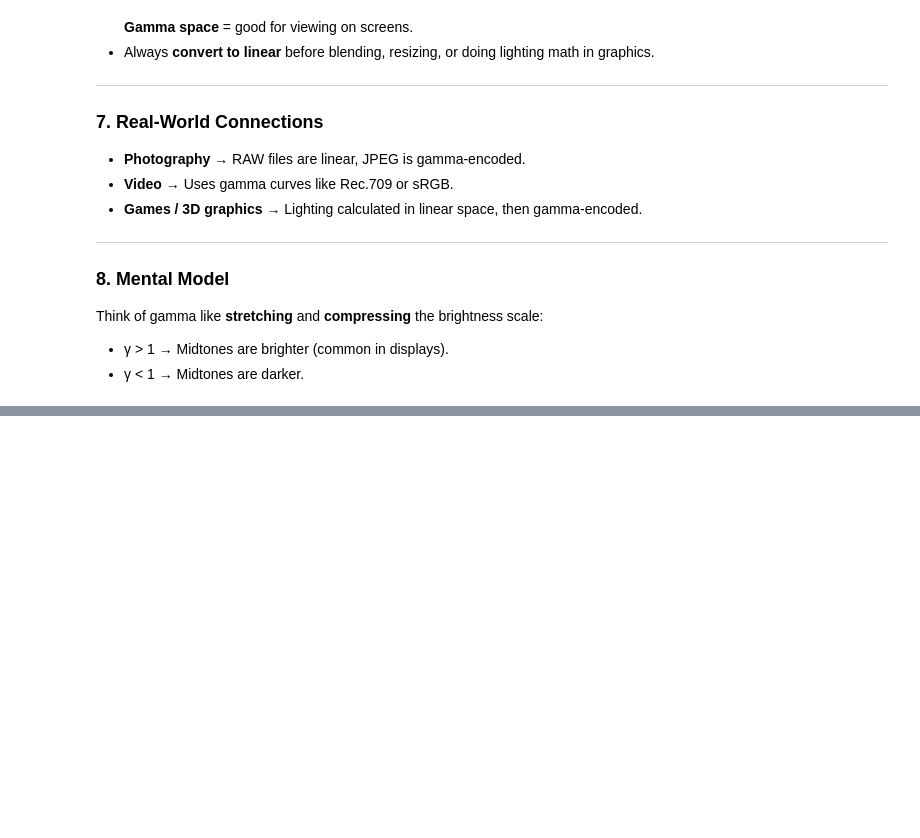
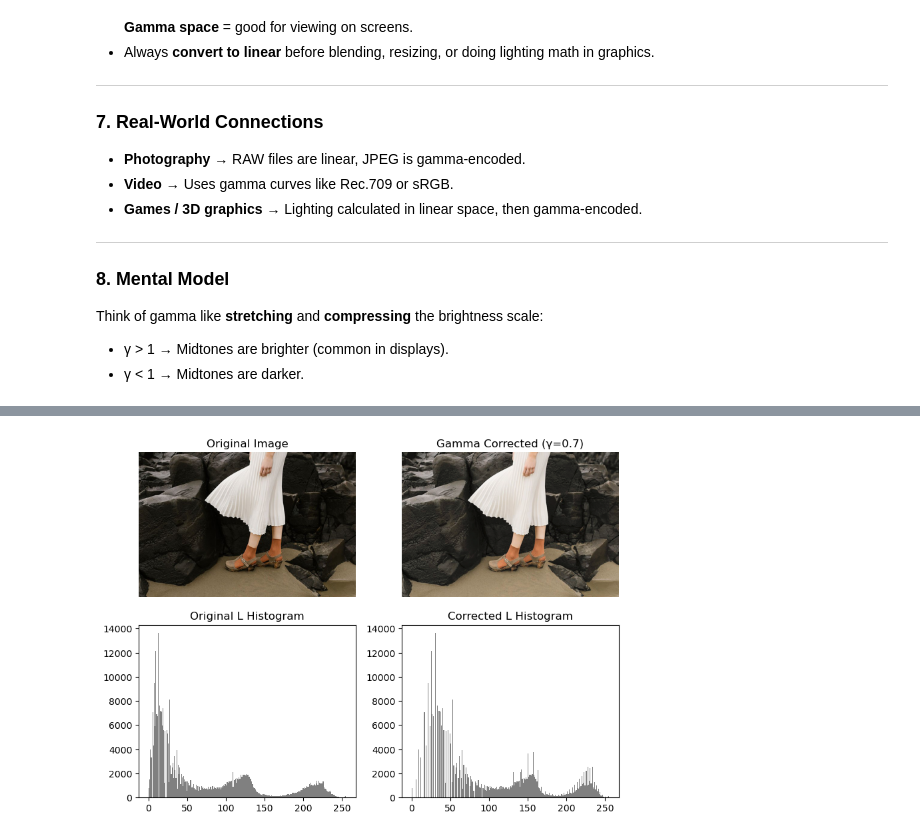
Before and after one commit to samitha278/EN3160-IPCV, a Jupyter notebook: EN3160 Assignment 1.ipynb, the cells around one changed output, grey strips where cells are left out. Saved outputs shown, nothing was run; the diff lists cells and outputs as text; code cells hidden in the pictures; blank space fills up the shorter version.

```diff
--- a/EN3160 Assignment 1.ipynb
+++ b/EN3160 Assignment 1.ipynb
@@ -327,0 +371,39 @@ Think of gamma like **stretching** and **compressing** the brightness scale:
+# %%
+#gamma correction
+L_f = L * (100/255)
+gamma = 0.7
+L_g = ((L_f/100) ** gamma) *100
+
+L_corrected = np.clip(np.round(L_g * (255/100)),0,255).astype(np.uint8)
+
+lab_corrected = cv.merge([L_corrected,a,b])
+im_corrected = cv.cvtColor(lab_corrected,cv.COLOR_LAB2RGB)
+# %%
+fig, axes = plt.subplots(2, 3, figsize=(12, 6))
+
+# Original Image
+axes[0, 0].imshow(im_rgb)
+axes[0, 0].set_title("Original Image")
+axes[0, 0].axis("off")
+
+# Corrected Image
+axes[0, 1].imshow(im_corrected)
+axes[0, 1].set_title(f"Gamma Corrected (γ={gamma})")
+axes[0, 1].axis("off")
+
+# L channel histogram (original)
+axes[1, 0].hist(L.flatten(), bins=256, color='gray')
+axes[1, 0].set_title("Original L Histogram")
+
+# L channel histogram (corrected)
+axes[1, 1].hist(L_corrected.flatten(), bins=256, color='gray')
+axes[1, 1].set_title("Corrected L Histogram")
+
+# Hide empty plot
+axes[0, 2].axis("off")
+axes[1, 2].axis("off")
+
+plt.tight_layout()
+plt.show()
+# %% [output]
+[figure, added]
```
Also changed, not shown: parts of 6 cells of this notebook.
